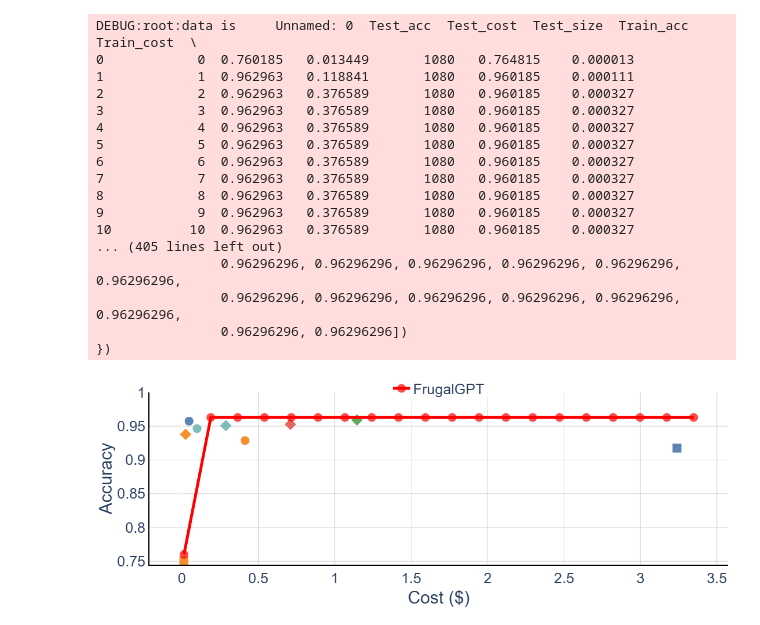
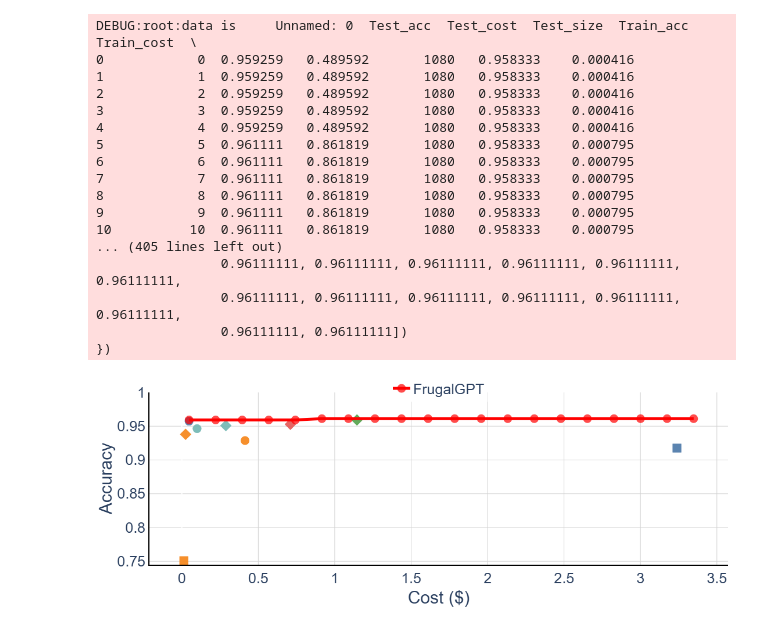
Before and after one commit to stanford-futuredata/FrugalGPT, a Jupyter notebook: src/visualize/visualize_tradeoffs_newmodels.ipynb, the cells around one changed output. Drawn from its saved outputs; the diff is of its cells as text; code cells hidden in the pictures.

Commit message:
more summary

```diff
--- a/src/visualize/visualize_tradeoffs_newmodels.ipynb
+++ b/src/visualize/visualize_tradeoffs_newmodels.ipynb
@@ -171,6 +171,7 @@ def show_tradeoffs(datapath="../../summary/headlines_perf_seed_9.csv",
                    No_text=False,
                    width=600,
                    height=600,
+                   to_write=False,
                   ):
     # extract data
     data = data_format(datapath=datapath,datapath_FT=datapath_FT)
@@ -206,7 +207,8 @@ def show_tradeoffs(datapath="../../summary/headlines_perf_seed_9.csv",
                      height=height)
 
     fig.show()
-    fig.write_image(savepath)
+    if(to_write):
+        fig.write_image(savepath)
     return fig
 # %%
 fig = show_tradeoffs(SingleLLM = [
@@ -312,44 +314,44 @@ DEBUG:root:data is     Unnamed: 0  Test_acc  Test_cost  Test_size  Train_acc  Tr
 # %%
 fig = show_tradeoffs(SingleLLM = ['Meta-Llama-3-70B-Instruct-Turbo',
     "gpt-4o-mini","gpt-4o","gpt-4-turbo","gemma-2-9b-it",
      "jamba-1.5-large",
         "gemini-1.5-pro","gemini-1.5-flash-8b","gemini-1.5-flash",
                                   'claude-3-5-sonnet-20240620',
 
                                   "CHATGPT","GPT-C","GPT-3","GPT-4","GPT-Neo","GPT-J","GPT-FSQ","CoHere","J1","J1-G","J1-L","FA-Q"],
               savepath="../../figures/OVERRULING_202411.pdf",
-               datapath="../../summary/summary_OVERRULING_e8_full_2024.csv",
-            datapath_FT='../../summary/summary_OVERRULING_e8_full_2024.csv',
+               datapath="../../summary/summary_OVERRULING_e5_full_2024.csv",
+            datapath_FT='../../summary/summary_OVERRULING_e5_full_2024.csv',
                legend=True,
               LLM_Name_MAP={
                   "Meta-Llama-3-70B-Instruct-Turbo":"              Llama 3 (70B)",
                   "gemma-2-9b-it":"      GM2 (9B)",
                   "gpt-4o":"             GPT-4o",
                   "gpt-4o-mini":"            GPT-4o-mini",
                   "gpt-4-turbo":"GPT-4Turbo",
                   "GPT-FSQ":"FSQ","GPT-C":"GPT-C","CoHere":" CoHere","CoHere-M":"C-M","FA-Q":"FQ","FA-C":"FC","FT-C":"FT","CHATGPT":"ChatGPT","J1":"   J1"},
               yrange=[0.745,1.0],
                      width=500,
                    height=400,
                      No_text=True,
 
               )
 # %% [output]
 DEBUG:root:data is     Unnamed: 0  Test_acc  Test_cost  Test_size  Train_acc  Train_cost  \
-0            0  0.760185   0.013449       1080   0.764815    0.000013
-1            1  0.962963   0.118841       1080   0.960185    0.000111
-2            2  0.962963   0.376589       1080   0.960185    0.000327
-3            3  0.962963   0.376589       1080   0.960185    0.000327
-4            4  0.962963   0.376589       1080   0.960185    0.000327
-5            5  0.962963   0.376589       1080   0.960185    0.000327
-6            6  0.962963   0.376589       1080   0.960185    0.000327
-7            7  0.962963   0.376589       1080   0.960185    0.000327
-8            8  0.962963   0.376589       1080   0.960185    0.000327
-9            9  0.962963   0.376589       1080   0.960185    0.000327
-10          10  0.962963   0.376589       1080   0.960185    0.000327
+0            0  0.959259   0.489592       1080   0.958333    0.000416
+1            1  0.959259   0.489592       1080   0.958333    0.000416
+2            2  0.959259   0.489592       1080   0.958333    0.000416
+3            3  0.959259   0.489592       1080   0.958333    0.000416
+4            4  0.959259   0.489592       1080   0.958333    0.000416
+5            5  0.961111   0.861819       1080   0.958333    0.000795
+6            6  0.961111   0.861819       1080   0.958333    0.000795
+7            7  0.961111   0.861819       1080   0.958333    0.000795
+8            8  0.961111   0.861819       1080   0.958333    0.000795
+9            9  0.961111   0.861819       1080   0.958333    0.000795
+10          10  0.961111   0.861819       1080   0.958333    0.000795
 ... (405 lines left out)
-                0.96296296, 0.96296296, 0.96296296, 0.96296296, 0.96296296, 0.96296296,
-                0.96296296, 0.96296296, 0.96296296, 0.96296296, 0.96296296, 0.96296296,
-                0.96296296, 0.96296296])
+                0.96111111, 0.96111111, 0.96111111, 0.96111111, 0.96111111, 0.96111111,
+                0.96111111, 0.96111111, 0.96111111, 0.96111111, 0.96111111, 0.96111111,
+                0.96111111, 0.96111111])
 })
-[figure, old version]
+[figure, new version]
```
Also changed, not shown: parts of 5 cells of this notebook, 4 other files.
